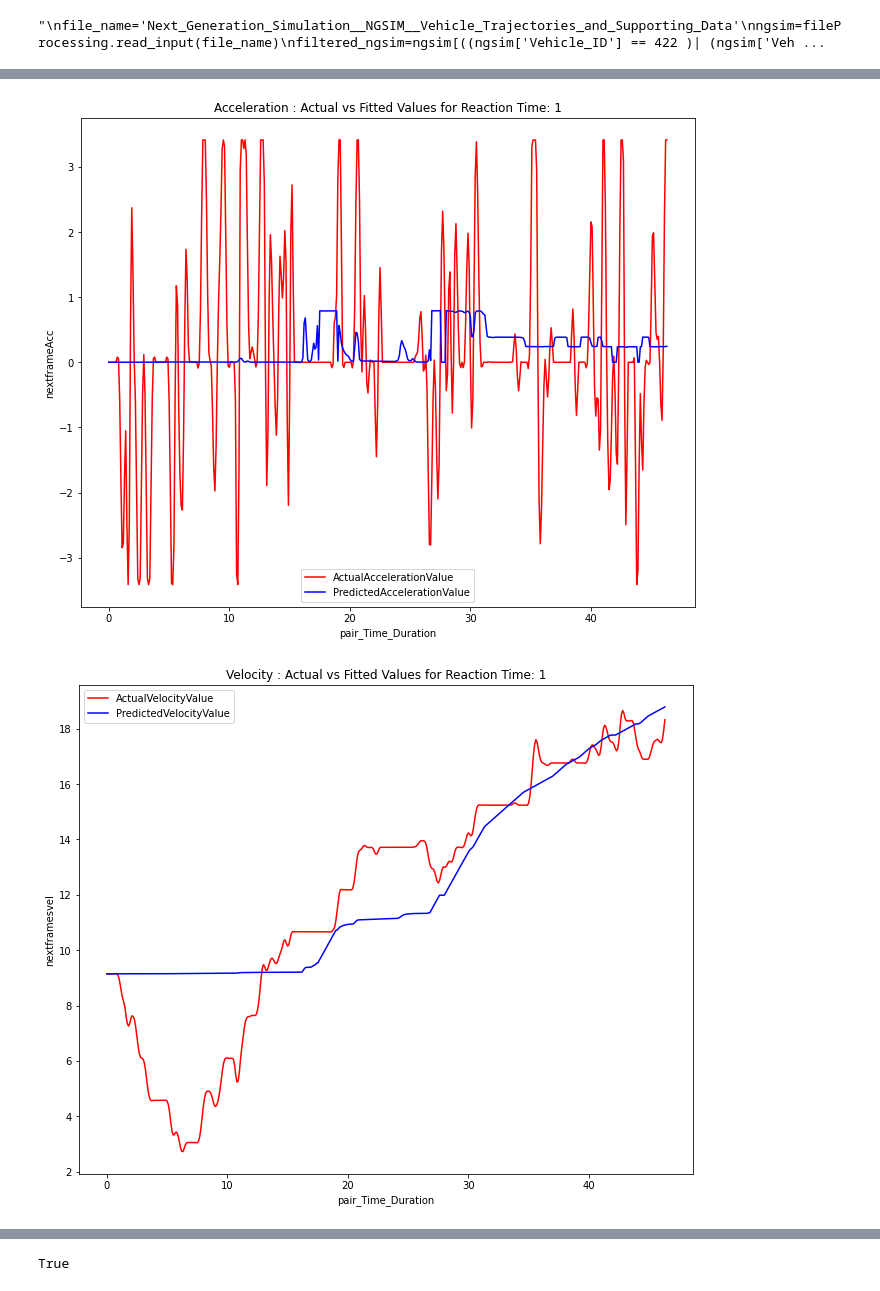
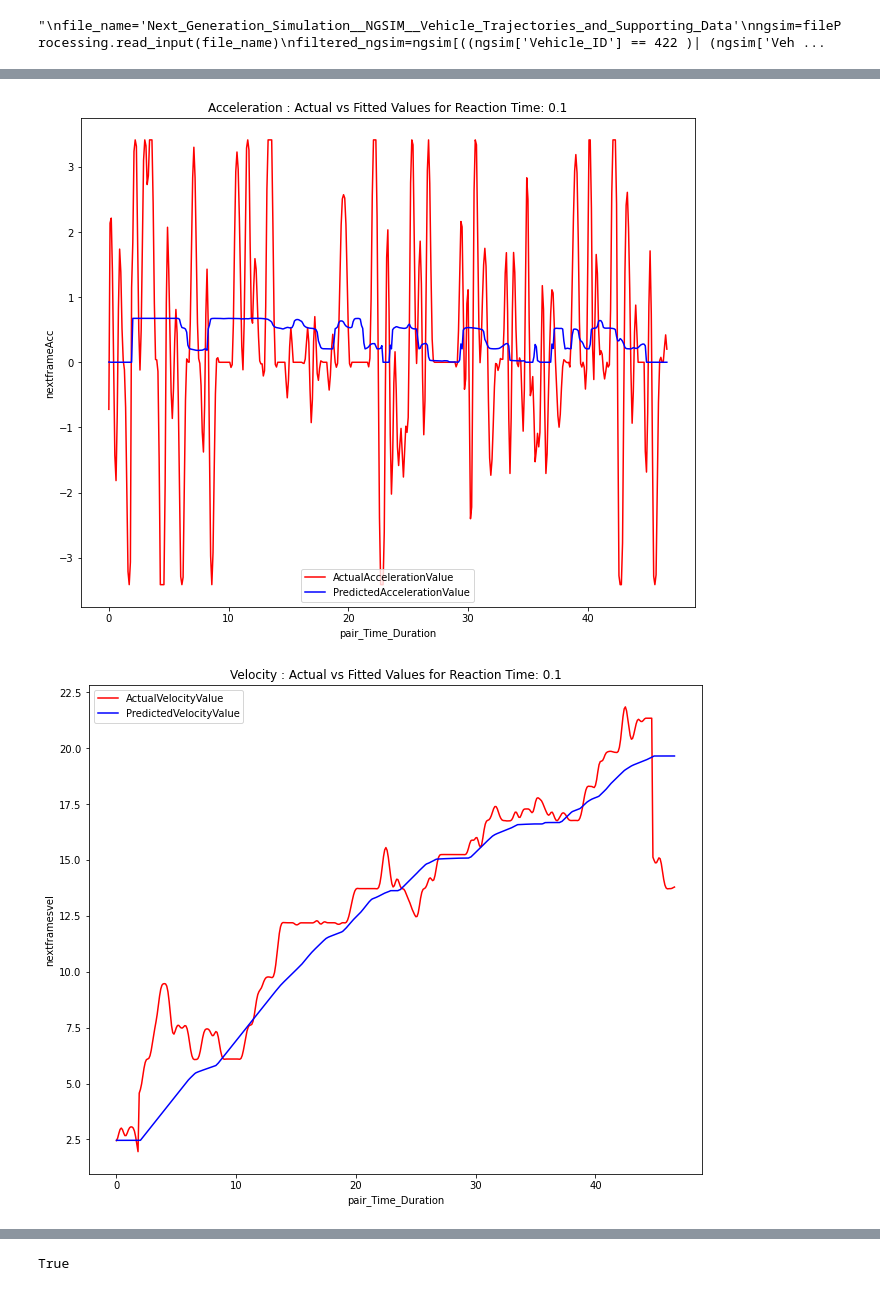
Before and after one commit to VineetDhamija/DataDrivenCarFollowing, a Jupyter notebook: datadrivencarfollowing-v1/scripts/verify trajectory.ipynb, the cells around one changed output, grey strips where cells are left out. Cells and saved outputs as stored; diff of their text form; code cells hidden in the pictures.

```diff
--- a/datadrivencarfollowing-v1/scripts/verify trajectory.ipynb
+++ b/datadrivencarfollowing-v1/scripts/verify trajectory.ipynb
@@ -143,12 +146,14 @@ local_y_preceding = np.zeros(input_df.shape[0])
 dv = np.zeros(input_df.shape[0])
 vel = np.zeros(input_df.shape[0])
 pred_acc = np.zeros(input_df.shape[0])
+s_subject=np.zeros(input_df.shape[0])
 
 vel[0] = input_df.iloc[0]['v_Vel']
 spacing[0] = input_df.iloc[0]['Rear_to_Front_Space_Headway']
 dv[0] = input_df.iloc[0]['Velocity Difference_Following-Preceding']
 
 local_y_subject[0] = input_df.iloc[0]['Local_Y']
+
 local_y_preceding[0] = input_df.iloc[0]['preceding_Local_Y']
 preceding_vehicle_class = input_df.iloc[0]['preceding_v_Class']
 vehicle_class = input_df.iloc[0]['v_Class']
@@ -163,14 +168,14 @@ print(
 vel[1] = vel[0]+(pred_acc[0]*delta_time)
 
 
-dv[1] = vel[1] - input_df.iloc[1]['precnextframesvel']
+dv[1] = vel[1] - input_df.iloc[1]['preceding_Vehicle_Velocity']
 
-s_subject = ((vel[0]*delta_time ) +
+s_subject[0] = ((vel[0]*delta_time ) +
                 (0.5*pred_acc[0]*pow(delta_time, 2)))
                 #should be 1  second here
-
-local_y_subject[1] = local_y_subject[0] + s_subject
-local_y_preceding[1] = input_df.iloc[1]['precnextframeposition']
+print(f"row 0=s_subject:{s_subject[0]}")
+local_y_subject[1] = local_y_subject[0] + s_subject[0]
+local_y_preceding[1] = input_df.iloc[1]['preceding_Local_Y']
 
 spacing[1] = local_y_preceding[1] - \
     local_y_subject[1] - length_preceding_vehicle
@@ -186,16 +191,16 @@ for j in range(1, len(input_df)):
     vel[j+1] = vel[j]+(pred_acc[j]*0.1)
 
 
-    dv[j+1] = vel[j+1] - input_df.iloc[j+1]['precnextframesvel']
+    dv[j+1] = vel[j+1] - input_df.iloc[j+1]['preceding_Vehicle_Velocity']
 
 
-    s_subject = ((vel[j]*0.1) +
+    s_subject[j] = ((vel[j]*0.1) +
                     (0.5*pred_acc[j]*pow(0.1, 2)))
 
 
 
-    local_y_subject[j+1] = local_y_subject[j] + s_subject
-    local_y_preceding[j+1] = input_df.iloc[j+1]['precnextframeposition']
+    local_y_subject[j+1] = local_y_subject[j] + s_subject[j]
+    local_y_preceding[j+1] = input_df.iloc[j+1]['preceding_Local_Y']
 
     spacing[j+1] = local_y_preceding[j+1] - \
         local_y_subject[j+1] - length_preceding_vehicle
@@ -206,7 +211,10 @@ print(f"input_df shape: {input_df.shape}")
 print(f"pred_acc shape: {pred_acc.shape}")
 input_df['predicted_acceleration'] = pred_acc
 input_df['predicted_velocity'] = vel
+input_df['predicted_Local_Y'] = local_y_subject
 input_df['predicted_spacing'] = spacing
+input_df['preceding_Local_Y_used']=local_y_preceding
+input_df['s_subject']=s_subject
 
 predicted_df.append(input_df)
 # %% [output]
@@ -231,11 +239,11 @@ pred_acc shape: (464,)
 #predicted_df.head
 # %%
 model_obj.plot_prediction(input_df, 'pair_Time_Duration',
-                        'predicted_acceleration', 'nextframeAcc', 'Acceleration', time_frame)
+                        'predicted_acceleration', 'nextframeAcc', 'Acceleration', delta_time)
 model_obj.plot_prediction(input_df, 'pair_Time_Duration',
-                        'predicted_velocity', 'nextframesvel', 'Velocity', time_frame)
+                        'predicted_velocity', 'nextframesvel', 'Velocity', delta_time)
 model_obj.plot_prediction(input_df, 'pair_Time_Duration',
-                        'predicted_spacing', 'nextFrameSpacing', 'Spacing', time_frame)
+                        'predicted_spacing', 'nextFrameSpacing', 'Spacing', delta_time)
 # %% [output]
-[figure, old version]
+[figure, new version]
-[figure, old version]
+[figure, new version]
```
Also changed, not shown: parts of 9 cells of this notebook, 3 other files.
